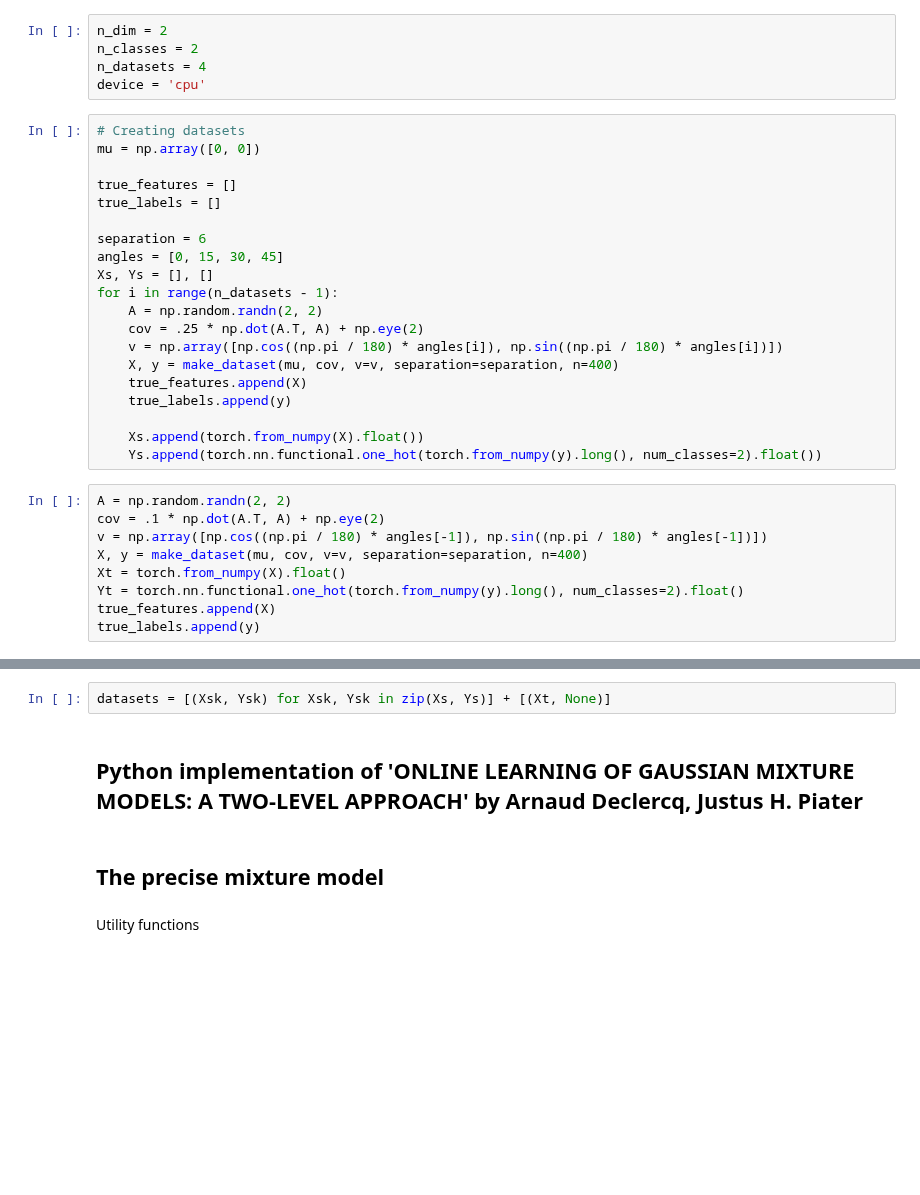
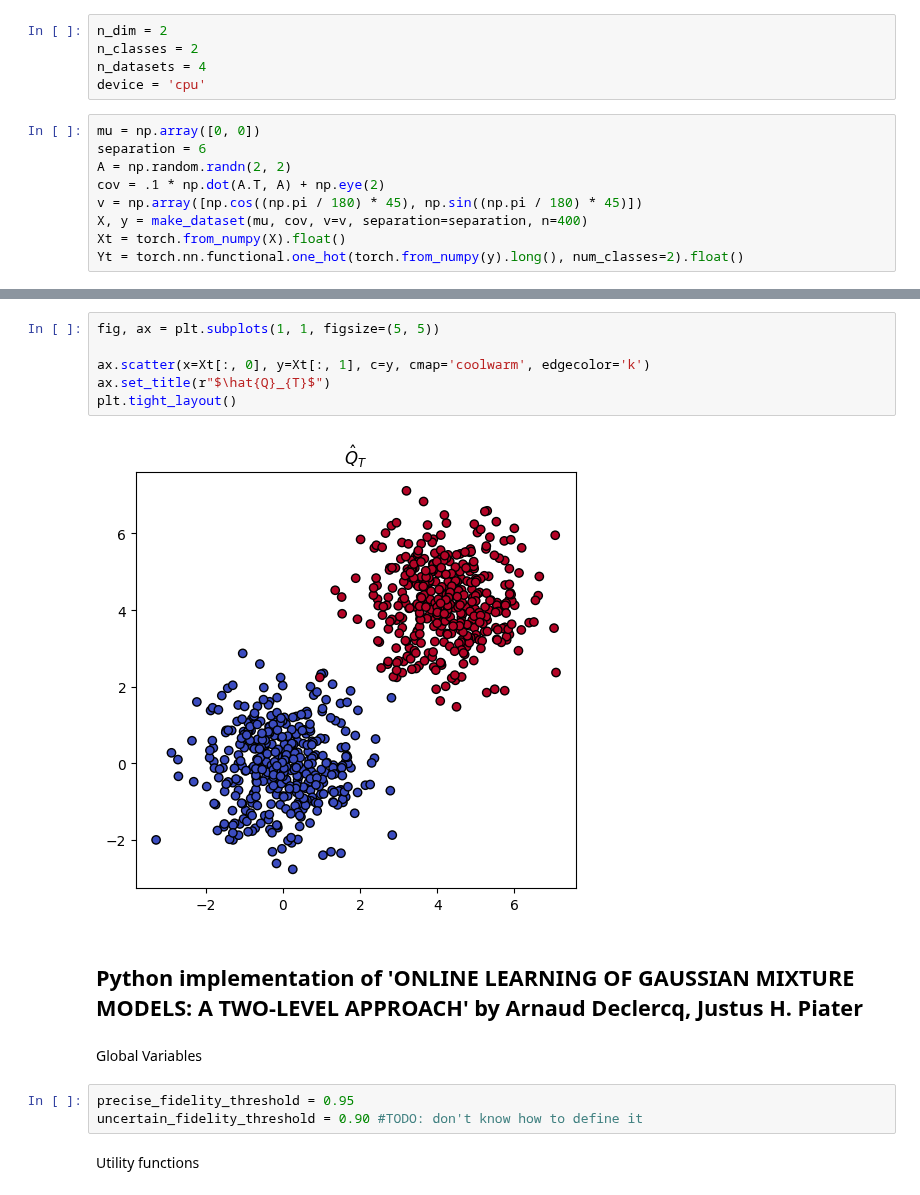
Before and after one commit to Stevan-LS/Online-DaDiL, a Jupyter notebook: Online GMM.ipynb, the cells around one changed output, grey strips where cells are left out. Drawn from its saved outputs; the diff is of its cells as text; blank space fills up the shorter version.

```diff
--- a/Online GMM.ipynb
+++ b/Online GMM.ipynb
@@ -57,31 +42,11 @@ n_classes = 2
 n_datasets = 4
 device = 'cpu'
 # %%
-# Creating datasets
 mu = np.array([0, 0])
-
-true_features = []
-true_labels = []
-
 separation = 6
-angles = [0, 15, 30, 45]
-Xs, Ys = [], []
-for i in range(n_datasets - 1):
-    A = np.random.randn(2, 2)
-    cov = .25 * np.dot(A.T, A) + np.eye(2)
-    v = np.array([np.cos((np.pi / 180) * angles[i]), np.sin((np.pi / 180) * angles[i])])
-    X, y = make_dataset(mu, cov, v=v, separation=separation, n=400)
-    true_features.append(X)
-    true_labels.append(y)
-
-    Xs.append(torch.from_numpy(X).float())
-    Ys.append(torch.nn.functional.one_hot(torch.from_numpy(y).long(), num_classes=2).float())
+A = np.random.randn(2, 2)
+cov = .1 * np.dot(A.T, A) + np.eye(2)
+v = np.array([np.cos((np.pi / 180) * 45), np.sin((np.pi / 180) * 45)])
+X, y = make_dataset(mu, cov, v=v, separation=separation, n=400)
+Xt = torch.from_numpy(X).float()
+Yt = torch.nn.functional.one_hot(torch.from_numpy(y).long(), num_classes=2).float()
-# %%
-A = np.random.randn(2, 2)
-cov = .1 * np.dot(A.T, A) + np.eye(2)
-v = np.array([np.cos((np.pi / 180) * angles[-1]), np.sin((np.pi / 180) * angles[-1])])
-X, y = make_dataset(mu, cov, v=v, separation=separation, n=400)
-Xt = torch.from_numpy(X).float()
-Yt = torch.nn.functional.one_hot(torch.from_numpy(y).long(), num_classes=2).float()
-true_features.append(X)
-true_labels.append(y)
@@ -124,9 +53,18 @@ plt.tight_layout()
-# %%
-datasets = [(Xsk, Ysk) for Xsk, Ysk in zip(Xs, Ys)] + [(Xt, None)]
+# %%
+fig, ax = plt.subplots(1, 1, figsize=(5, 5))
+
+ax.scatter(x=Xt[:, 0], y=Xt[:, 1], c=y, cmap='coolwarm', edgecolor='k')
+ax.set_title(r"$\hat{Q}_{T}$")
+plt.tight_layout()
+# %% [output]
+[figure, added]
 # %% [markdown]
 ## Python implementation of 'ONLINE LEARNING OF GAUSSIAN MIXTURE MODELS: A TWO-LEVEL APPROACH' by Arnaud Declercq, Justus H. Piater
-# %% [markdown]
-## The precise mixture model
+# %% [markdown]
+Global Variables
+# %%
+precise_fidelity_threshold = 0.95
+uncertain_fidelity_threshold = 0.90 #TODO: don't know how to define it
 # %% [markdown]
 Utility functions
 # %%
```
Also changed, not shown: parts of 7 cells of this notebook.
